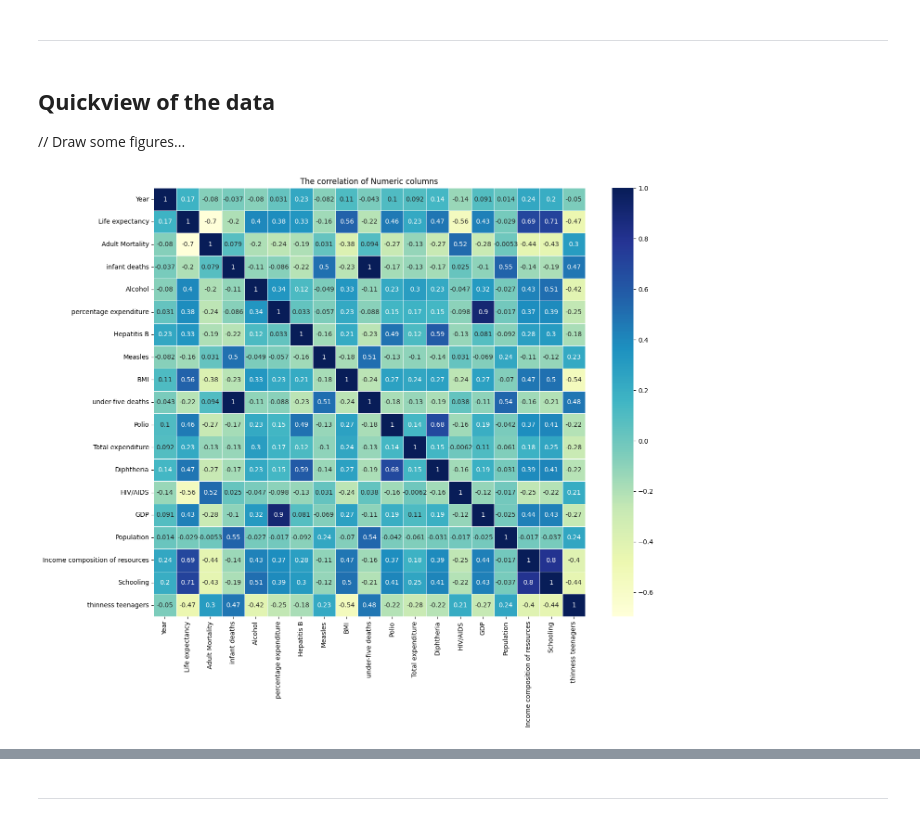
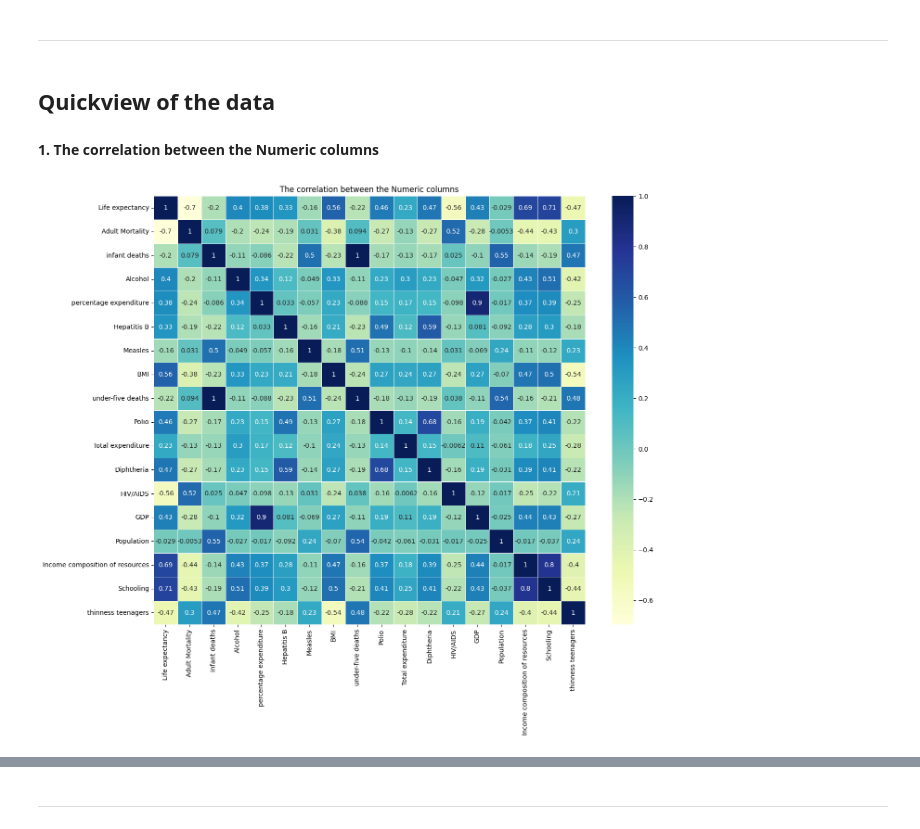
Before and after one commit to huyban2003/P4DS, a Jupyter notebook: Notebook.ipynb, the cells around one changed output, grey strips where cells are left out. Cells and saved outputs as stored; diff of their text form; code cells hidden in the pictures.

Commit message:
[Quickview] Draw some charts and edit the Question format

```diff
--- a/Notebook.ipynb
+++ b/Notebook.ipynb
@@ -422,14 +422,14 @@ df = df.drop(['thinness 5-9 years', 'thinness 10-19 years'], axis=1)
 ---
 # %% [markdown]
 ## **Quickview of the data** <a name="quickview"></a>
-
-// Draw some figures...
+# %% [markdown]
+**1. The correlation between the Numeric columns**
 # %%
 numeric_columns = df.select_dtypes(include='number')
-
+numeric_columns.drop('Year', axis=1, inplace=True)
 plt.figure(figsize=(15, 12))
 sns.heatmap(numeric_columns.corr(), annot=True, cmap='YlGnBu', linewidths=.5)
-plt.title('The correlation of Numeric columns')
+plt.title('The correlation between the Numeric columns')
 plt.show()
 # %% [output]
-[figure, old version]
+[figure, new version]
```
Also changed, not shown: parts of 6 cells of this notebook, 2 other files.
